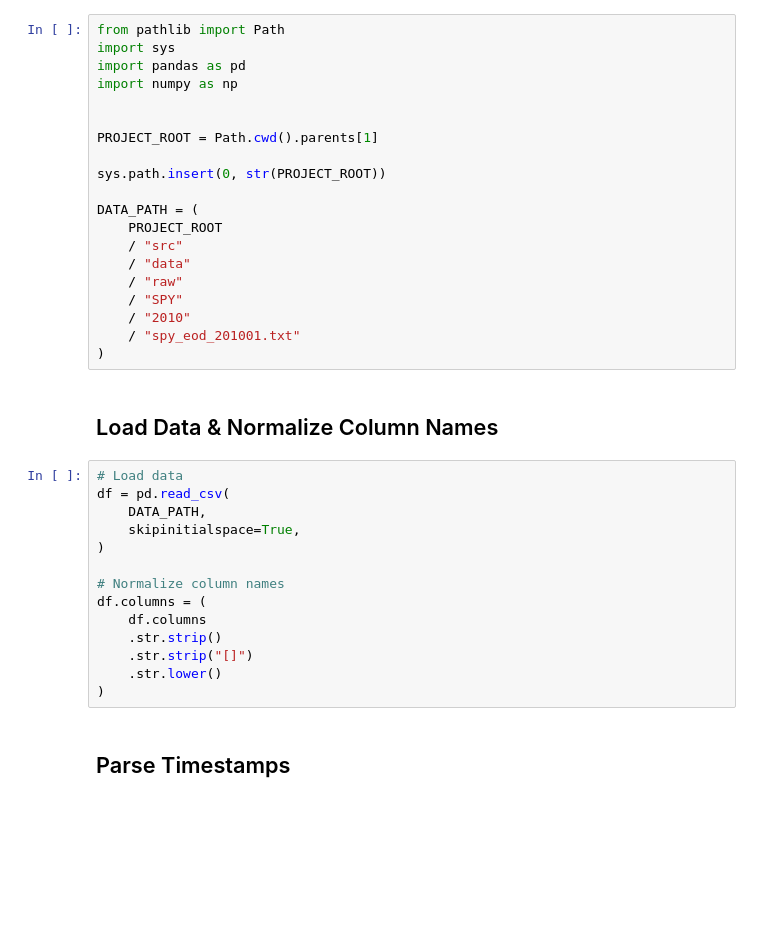
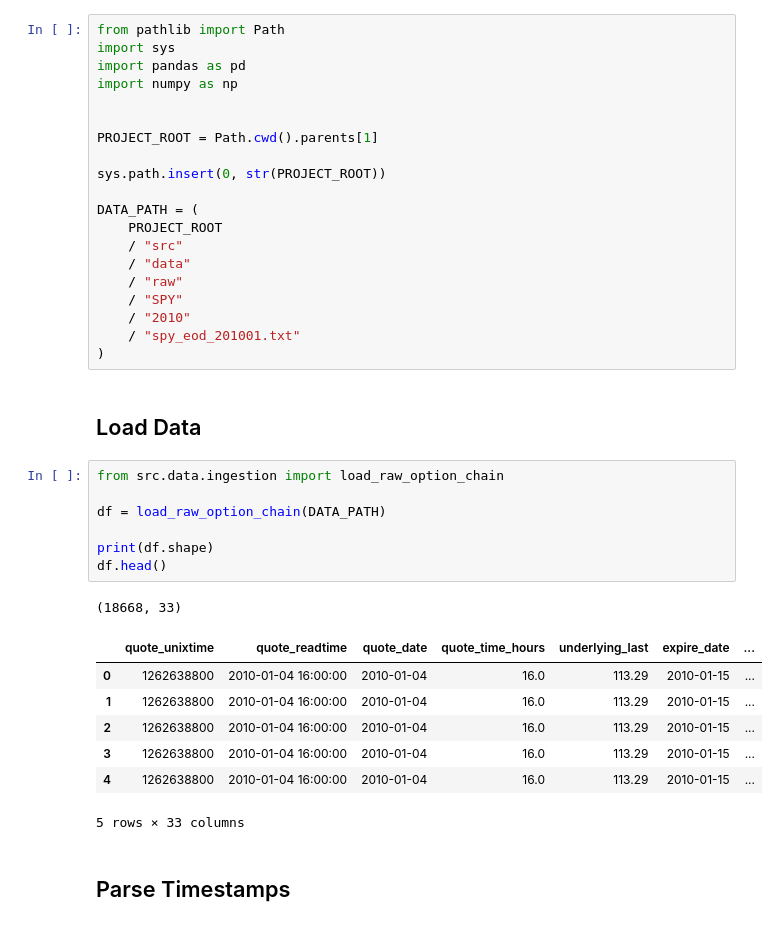
Before and after one commit to xinconggg/Portfolio-Projects, a Jupyter notebook: Quant/Derivatives Volatility Analytics Engine/research/01_data_quality/02_timestamp_validation.ipynb, the cells around one changed output. Saved outputs shown, nothing was run; the diff lists cells and outputs as text; blank space fills up the shorter version.

```diff
--- a/Quant/Derivatives Volatility Analytics Engine/research/01_data_quality/02_timestamp_validation.ipynb
+++ b/Quant/Derivatives Volatility Analytics Engine/research/01_data_quality/02_timestamp_validation.ipynb
@@ -21,21 +21,23 @@ DATA_PATH = (
     / "spy_eod_201001.txt"
 )
 # %% [markdown]
-## Load Data & Normalize Column Names
+## Load Data
 # %%
-# Load data
-df = pd.read_csv(
-    DATA_PATH,
-    skipinitialspace=True,
-)
+from src.data.ingestion import load_raw_option_chain
 
-# Normalize column names
-df.columns = (
-    df.columns
-    .str.strip()
-    .str.strip("[]")
-    .str.lower()
-)
+df = load_raw_option_chain(DATA_PATH)
+
+print(df.shape)
+df.head()
+# %% [output]
+(18668, 33)
+|  | quote_unixtime | quote_readtime | quote_date | quote_time_hours | underlying_last | expire_date | ... |
+| 0 | 1262638800 | 2010-01-04 16:00:00 | 2010-01-04 | 16.0 | 113.29 | 2010-01-15 | ... |
+| 1 | 1262638800 | 2010-01-04 16:00:00 | 2010-01-04 | 16.0 | 113.29 | 2010-01-15 | ... |
+| 2 | 1262638800 | 2010-01-04 16:00:00 | 2010-01-04 | 16.0 | 113.29 | 2010-01-15 | ... |
+| 3 | 1262638800 | 2010-01-04 16:00:00 | 2010-01-04 | 16.0 | 113.29 | 2010-01-15 | ... |
+| 4 | 1262638800 | 2010-01-04 16:00:00 | 2010-01-04 | 16.0 | 113.29 | 2010-01-15 | ... |
+5 rows × 33 columns
 # %% [markdown]
 ## Parse Timestamps
 # %%
```
